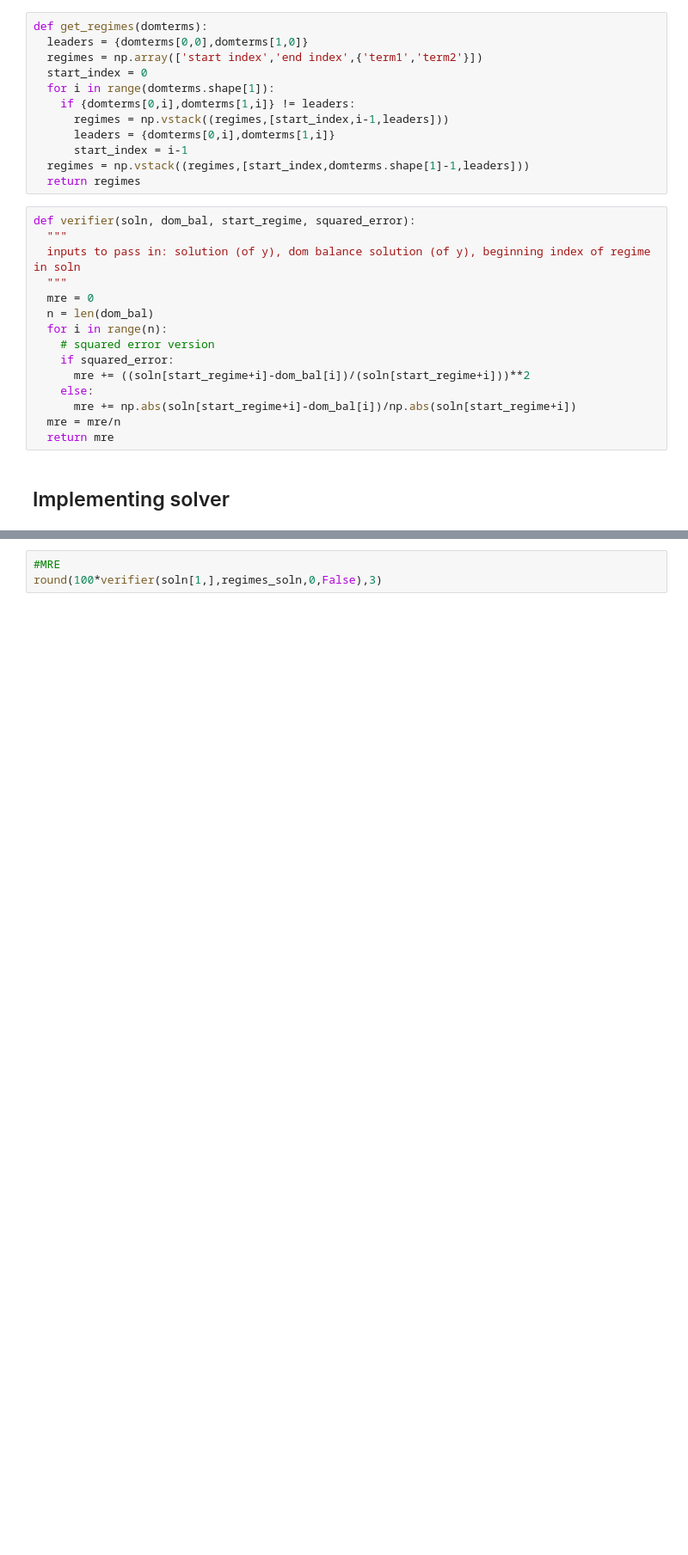
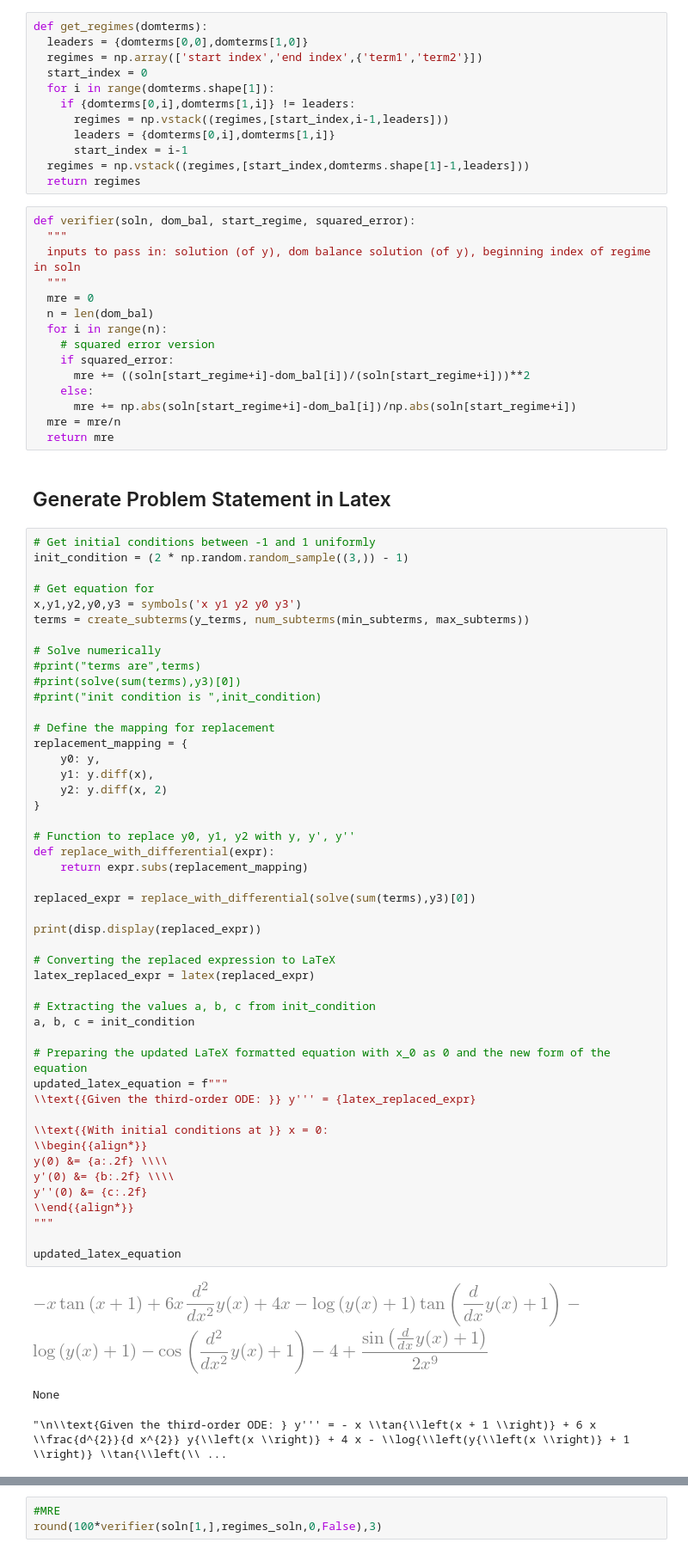
Before and after one commit to kayliehausknecht/AM201-Dataset, a Jupyter notebook: Code/COMPILED_ODE_Gen_+_Solver_+_Verifier.ipynb, the cells around one changed output, grey strips where cells are left out. Shown at 86% size. Drawn from its saved outputs; the diff is of its cells as text; blank space fills up the shorter version.

Commit message:
Formatted Problem Statement in Latex

```diff
--- a/Code/COMPILED_ODE_Gen_+_Solver_+_Verifier.ipynb
+++ b/Code/COMPILED_ODE_Gen_+_Solver_+_Verifier.ipynb
@@ -483,6 +485,57 @@ def verifier(soln, dom_bal, start_regime, squared_error):
       mre += np.abs(soln[start_regime+i]-dom_bal[i])/np.abs(soln[start_regime+i])
   mre = mre/n
   return mre
-# %% [markdown]
-## Implementing solver
+# %% [markdown]
+## Generate Problem Statement in Latex
+# %%
+# Get initial conditions between -1 and 1 uniformly
+init_condition = (2 * np.random.random_sample((3,)) - 1)
+
+# Get equation for
+x,y1,y2,y0,y3 = symbols('x y1 y2 y0 y3')
+terms = create_subterms(y_terms, num_subterms(min_subterms, max_subterms))
+
+# Solve numerically
+#print("terms are",terms)
+#print(solve(sum(terms),y3)[0])
+#print("init condition is ",init_condition)
+
+# Define the mapping for replacement
+replacement_mapping = {
+    y0: y,
+    y1: y.diff(x),
+    y2: y.diff(x, 2)
+}
+
+# Function to replace y0, y1, y2 with y, y', y''
+def replace_with_differential(expr):
+    return expr.subs(replacement_mapping)
+
+replaced_expr = replace_with_differential(solve(sum(terms),y3)[0])
+
+print(disp.display(replaced_expr))
+
+# Converting the replaced expression to LaTeX
+latex_replaced_expr = latex(replaced_expr)
+
+# Extracting the values a, b, c from init_condition
+a, b, c = init_condition
+
+# Preparing the updated LaTeX formatted equation with x_0 as 0 and the new form of the equation
+updated_latex_equation = f"""
+\\text{{Given the third-order ODE: }} y''' = {latex_replaced_expr}
+
+\\text{{With initial conditions at }} x = 0:
+\\begin{{align*}}
+y(0) &= {a:.2f} \\\\
+y'(0) &= {b:.2f} \\\\
+y''(0) &= {c:.2f}
+\\end{{align*}}
+"""
+
+updated_latex_equation
+# %% [output]
+[figure, added]
+None
+"\n\\text{Given the third-order ODE: } y''' = - x \\tan{\\left(x + 1 \\right)} + 6 x \\frac{d^{2}}{d x^{2}} y{\\left(x \\right)} + 4 x - \\log{\\left(y{\\left(x \\right)} + 1 \\right)} \\tan{\\left(\\ ...
 # %%
```
Also changed, not shown: parts of 4 cells of this notebook.
